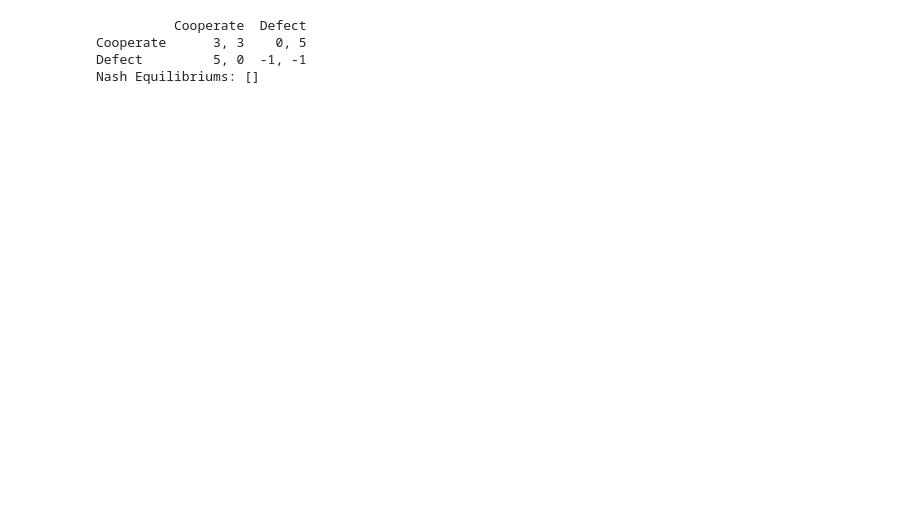
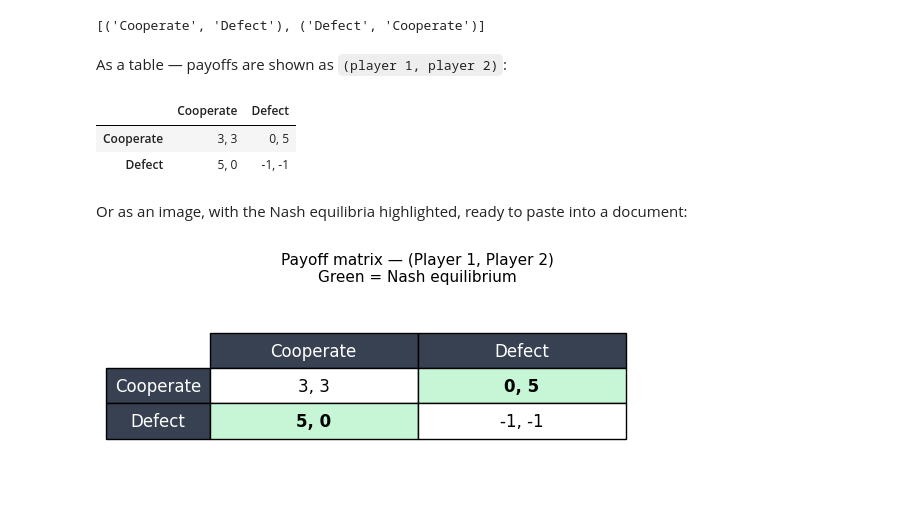
Before and after one commit to uh2000/auto_economics, a Jupyter notebook: nbs/00_core.ipynb, the cells around one changed output. Drawn from its saved outputs; the diff is of its cells as text; code cells hidden in the pictures; blank space fills up the shorter version.

```diff
--- a/nbs/00_core.ipynb
+++ b/nbs/00_core.ipynb
@@ -528,23 +69,18 @@ class Game:
 # %%
-
 player_1 = {
     "cooperate-cooporate": 3,
     "cooperate-defect": 0,
     "defect-cooporate": 5,
-    "defect-defect": -1
+    "defect-defect": -1,
 }
 player_2 = {
     "cooperate-cooporate": 3,
     "cooperate-defect": 5,
     "defect-cooporate": 0,
-    "defect-defect": -1
+    "defect-defect": -1,
 }
+
 game = Game(player_1, player_2)
-game.print_game_matrix()
-nash_equilibriums = game.find_nash_equilibriums()
-print("Nash Equilibriums:", nash_equilibriums)
+game.find_nash_equilibriums()
 # %% [output]
-          Cooperate  Defect
-Cooperate      3, 3    0, 5
-Defect         5, 0  -1, -1
-Nash Equilibriums: []
+[('Cooperate', 'Defect'), ('Defect', 'Cooperate')]
@@ -553,0 +87,14 @@ import nbdev; nbdev.nbdev_export()
+# %% [markdown]
+As a table — payoffs are shown as `(player 1, player 2)`:
+# %%
+game.get_game_matrix()
+# %% [output]
+|  | Cooperate | Defect |
+| Cooperate | 3, 3 | 0, 5 |
+| Defect | 5, 0 | -1, -1 |
+# %% [markdown]
+Or as an image, with the Nash equilibria highlighted, ready to paste into a document:
+# %%
+game.plot_matrix();
+# %% [output]
+[figure, added]
```
Also changed, not shown: parts of 26 cells of this notebook, 11 other files.
